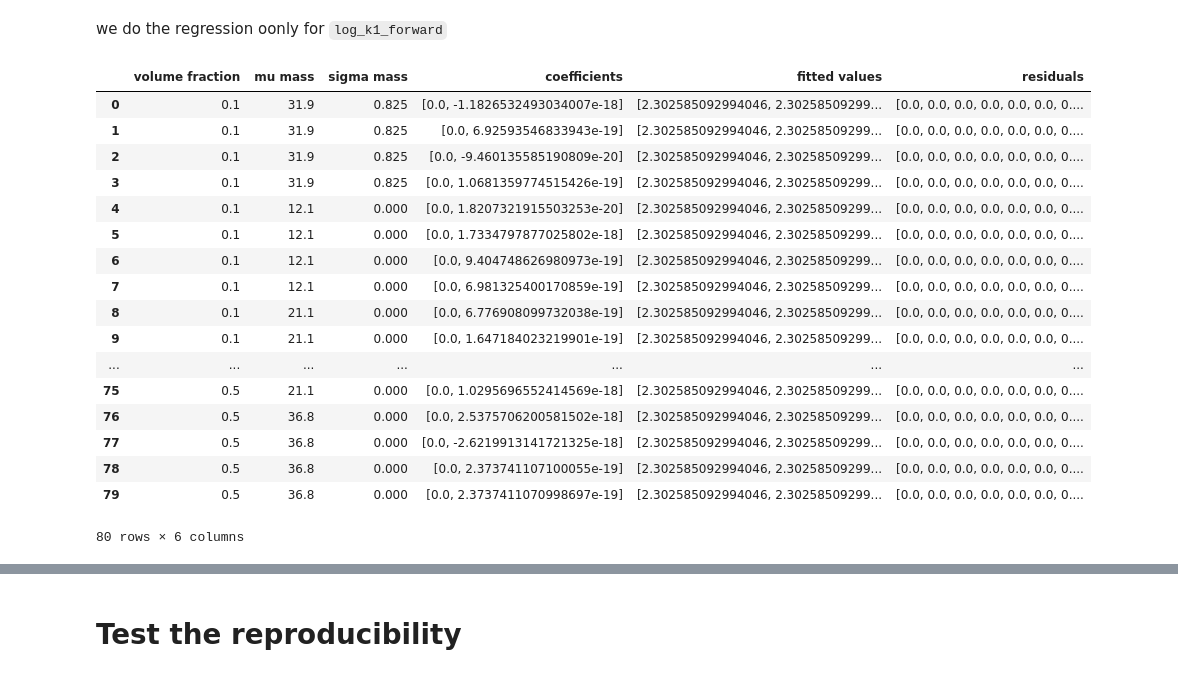
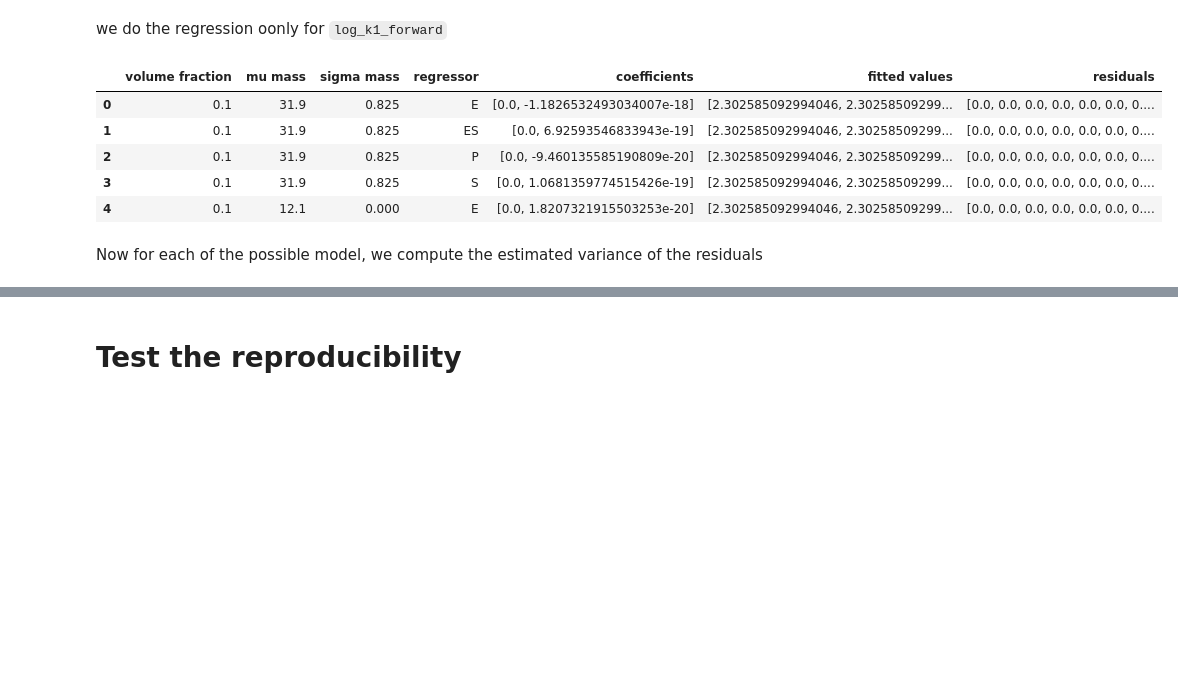
Before and after one commit to WilliamCappelletti/ML_CS433_project2, a Jupyter notebook: src/exploration.ipynb, the cells around one changed output, grey strips where cells are left out. Cells and saved outputs as stored; diff of their text form; code cells hidden in the pictures; blank space fills up the shorter version.

```diff
--- a/src/exploration.ipynb
+++ b/src/exploration.ipynb
@@ -226,29 +226,19 @@ for volume in volumes:
 
         #storage for the model
         #do the regression for each individual regressor (E,ES,P,S)
-        for X in X_total:
+        for i,X in enumerate(X_total):
             c,y_,r = regression(X,y)
-            results.append([volume,mu,sigma,c,y_,r])
+            results.append([volume,mu,sigma,names[i],c,y_,r])
 # %%
 results =  pd.DataFrame(results)
-results.columns = ["volume fraction","mu mass","sigma mass","coefficients","fitted values","residuals"]
-results
+results.columns = ["volume fraction","mu mass","sigma mass","regressor","coefficients","fitted values","residuals"]
+results.head()
 # %% [output]
-|  | volume fraction | mu mass | sigma mass | coefficients | fitted values | residuals |
-| 0 | 0.1 | 31.9 | 0.825 | [0.0, -1.1826532493034007e-18] | [2.302585092994046, 2.30258509299... | [0.0, 0.0, 0.0, 0.0, 0.0, 0.0, 0.... |
-| 1 | 0.1 | 31.9 | 0.825 | [0.0, 6.92593546833943e-19] | [2.302585092994046, 2.30258509299... | [0.0, 0.0, 0.0, 0.0, 0.0, 0.0, 0.... |
-| 2 | 0.1 | 31.9 | 0.825 | [0.0, -9.460135585190809e-20] | [2.302585092994046, 2.30258509299... | [0.0, 0.0, 0.0, 0.0, 0.0, 0.0, 0.... |
-| 3 | 0.1 | 31.9 | 0.825 | [0.0, 1.0681359774515426e-19] | [2.302585092994046, 2.30258509299... | [0.0, 0.0, 0.0, 0.0, 0.0, 0.0, 0.... |
-| 4 | 0.1 | 12.1 | 0.000 | [0.0, 1.8207321915503253e-20] | [2.302585092994046, 2.30258509299... | [0.0, 0.0, 0.0, 0.0, 0.0, 0.0, 0.... |
-| 5 | 0.1 | 12.1 | 0.000 | [0.0, 1.7334797877025802e-18] | [2.302585092994046, 2.30258509299... | [0.0, 0.0, 0.0, 0.0, 0.0, 0.0, 0.... |
-| 6 | 0.1 | 12.1 | 0.000 | [0.0, 9.404748626980973e-19] | [2.302585092994046, 2.30258509299... | [0.0, 0.0, 0.0, 0.0, 0.0, 0.0, 0.... |
-| 7 | 0.1 | 12.1 | 0.000 | [0.0, 6.981325400170859e-19] | [2.302585092994046, 2.30258509299... | [0.0, 0.0, 0.0, 0.0, 0.0, 0.0, 0.... |
-| 8 | 0.1 | 21.1 | 0.000 | [0.0, 6.776908099732038e-19] | [2.302585092994046, 2.30258509299... | [0.0, 0.0, 0.0, 0.0, 0.0, 0.0, 0.... |
-| 9 | 0.1 | 21.1 | 0.000 | [0.0, 1.647184023219901e-19] | [2.302585092994046, 2.30258509299... | [0.0, 0.0, 0.0, 0.0, 0.0, 0.0, 0.... |
-| ... | ... | ... | ... | ... | ... | ... |
-| 75 | 0.5 | 21.1 | 0.000 | [0.0, 1.0295696552414569e-18] | [2.302585092994046, 2.30258509299... | [0.0, 0.0, 0.0, 0.0, 0.0, 0.0, 0.... |
-| 76 | 0.5 | 36.8 | 0.000 | [0.0, 2.5375706200581502e-18] | [2.302585092994046, 2.30258509299... | [0.0, 0.0, 0.0, 0.0, 0.0, 0.0, 0.... |
-| 77 | 0.5 | 36.8 | 0.000 | [0.0, -2.6219913141721325e-18] | [2.302585092994046, 2.30258509299... | [0.0, 0.0, 0.0, 0.0, 0.0, 0.0, 0.... |
-| 78 | 0.5 | 36.8 | 0.000 | [0.0, 2.373741107100055e-19] | [2.302585092994046, 2.30258509299... | [0.0, 0.0, 0.0, 0.0, 0.0, 0.0, 0.... |
-| 79 | 0.5 | 36.8 | 0.000 | [0.0, 2.3737411070998697e-19] | [2.302585092994046, 2.30258509299... | [0.0, 0.0, 0.0, 0.0, 0.0, 0.0, 0.... |
+|  | volume fraction | mu mass | sigma mass | regressor | coefficients | fitted values | residuals |
+| 0 | 0.1 | 31.9 | 0.825 | E | [0.0, -1.1826532493034007e-18] | [2.302585092994046, 2.30258509299... | [0.0, 0.0, 0.0, 0.0, 0.0, 0.0, 0.... |
+| 1 | 0.1 | 31.9 | 0.825 | ES | [0.0, 6.92593546833943e-19] | [2.302585092994046, 2.30258509299... | [0.0, 0.0, 0.0, 0.0, 0.0, 0.0, 0.... |
+| 2 | 0.1 | 31.9 | 0.825 | P | [0.0, -9.460135585190809e-20] | [2.302585092994046, 2.30258509299... | [0.0, 0.0, 0.0, 0.0, 0.0, 0.0, 0.... |
+| 3 | 0.1 | 31.9 | 0.825 | S | [0.0, 1.0681359774515426e-19] | [2.302585092994046, 2.30258509299... | [0.0, 0.0, 0.0, 0.0, 0.0, 0.0, 0.... |
+| 4 | 0.1 | 12.1 | 0.000 | E | [0.0, 1.8207321915503253e-20] | [2.302585092994046, 2.30258509299... | [0.0, 0.0, 0.0, 0.0, 0.0, 0.0, 0.... |
-80 rows × 6 columns
+# %% [markdown]
+Now for each of the possible model, we compute the estimated variance of the residuals
```
Also changed, not shown: parts of 18 cells of this notebook.
